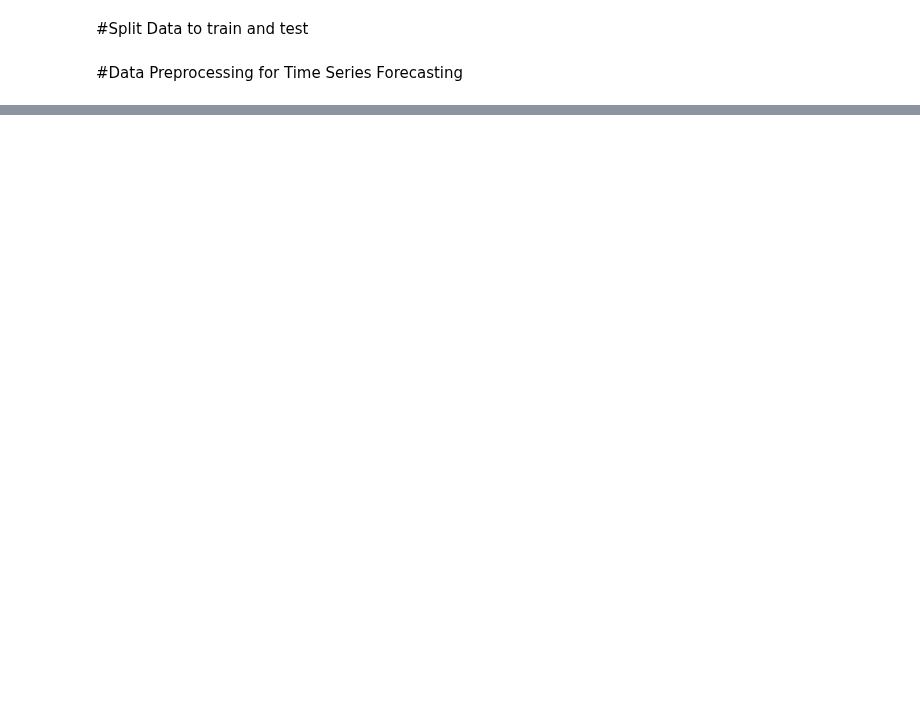
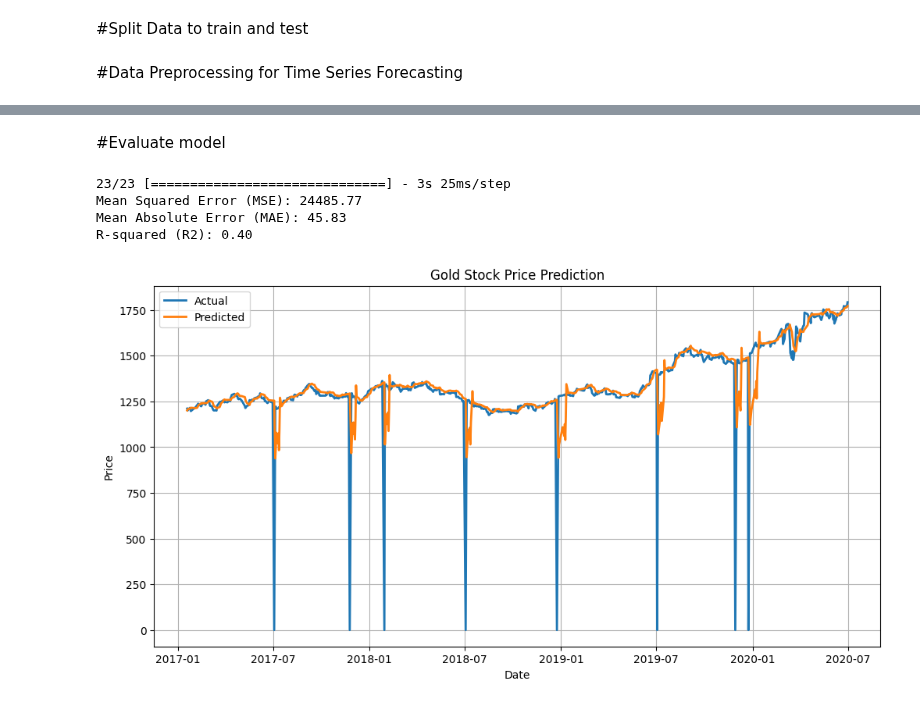
Before and after one commit to ashenJay07/4th-year-DL-assignment, a Jupyter notebook: 2.notebooks/DL_Stock_Price_Time_Series_Prediction_Transformers.ipynb, the cells around one changed output, grey strips where cells are left out. Cells and saved outputs as stored; diff of their text form; code cells hidden in the pictures; blank space fills up the shorter version.

```diff
--- a/2.notebooks/DL_Stock_Price_Time_Series_Prediction_Transformers.ipynb
+++ b/2.notebooks/DL_Stock_Price_Time_Series_Prediction_Transformers.ipynb
@@ -73,6 +139,14 @@ for i in range(timesteps, len(training_set_scaled)):
 
 x_train, y_train = np.array(x_train), np.array(y_train)
 
+# Reshape input data
+x_train = x_train.reshape((x_train.shape[0], x_train.shape[1], 1))
+
+# Shuffle data if necessary (uncomment if needed)
+# idx = np.random.permutation(len(x_train))
+# x_train = x_train[idx]
+# y_train = y_train[idx]
+
 # Print the first two samples
 print(x_train[0], y_train[0])
 print(x_train[1], y_train[1])
@@ -83,0 +170,10 @@ print(x_train[1], y_train[1])
+# %%
+#Checking on NaNs
+
+input_shape = x_train.shape[1:]
+print(input_shape)
+
+
+nan_indices = np.isnan(x_train) | np.isnan(y_train)
+if np.any(nan_indices):
+    print("Found NaN values in the data.")
@@ -83,0 +300,54 @@ print(x_train[1], y_train[1])
+# %% [markdown]
+#Evaluate model
+# %%
+# Evaluate the model on test data
+test_data_scaled = sc.transform(test_data[['Gold']])  # Scale test data
+
+# Create sequences for test data
+x_test = []
+y_test = []
+
+for i in range(timesteps, len(test_data_scaled)):
+    x_test.append(test_data_scaled[i - timesteps:i, 0])
+    y_test.append(test_data_scaled[i, 0])
+
+x_test, y_test = np.array(x_test), np.array(y_test)
+
+# Reshape input data
+x_test = x_test.reshape((x_test.shape[0], x_test.shape[1], 1))
+
+# Predict on test data
+y_pred = model.predict(x_test)
+
+# Inverse transform the predictions and actual values to the original scale
+y_pred = sc.inverse_transform(y_pred)
+y_test = sc.inverse_transform(y_test.reshape(-1, 1))
+
+
+# Calculate evaluation metrics
+mse = mean_squared_error(y_test, y_pred)
+mae = mean_absolute_error(y_test, y_pred)
+r2 = r2_score(y_test, y_pred)
+
+# Print evaluation metrics
+print(f"Mean Squared Error (MSE): {mse:.2f}")
+print(f"Mean Absolute Error (MAE): {mae:.2f}")
+print(f"R-squared (R2): {r2:.2f}")
+
+# Plot actual vs. predicted values
+test_dates = test_data['Date'].iloc[timesteps:]  # Exclude the first timesteps dates
+plt.figure(figsize=(12, 6))
+plt.plot(test_dates, y_test, label='Actual', linewidth=2)
+plt.plot(test_dates, y_pred, label='Predicted', linewidth=2)
+plt.title('Gold Stock Price Prediction')
+plt.xlabel('Date')
+plt.ylabel('Price')
+plt.legend()
+plt.grid(True)
+plt.show()
+# %% [output]
+23/23 [==============================] - 3s 25ms/step
+Mean Squared Error (MSE): 24485.77
+Mean Absolute Error (MAE): 45.83
+R-squared (R2): 0.40
+[figure, added]
```
Also changed, not shown: parts of 8 cells of this notebook.
